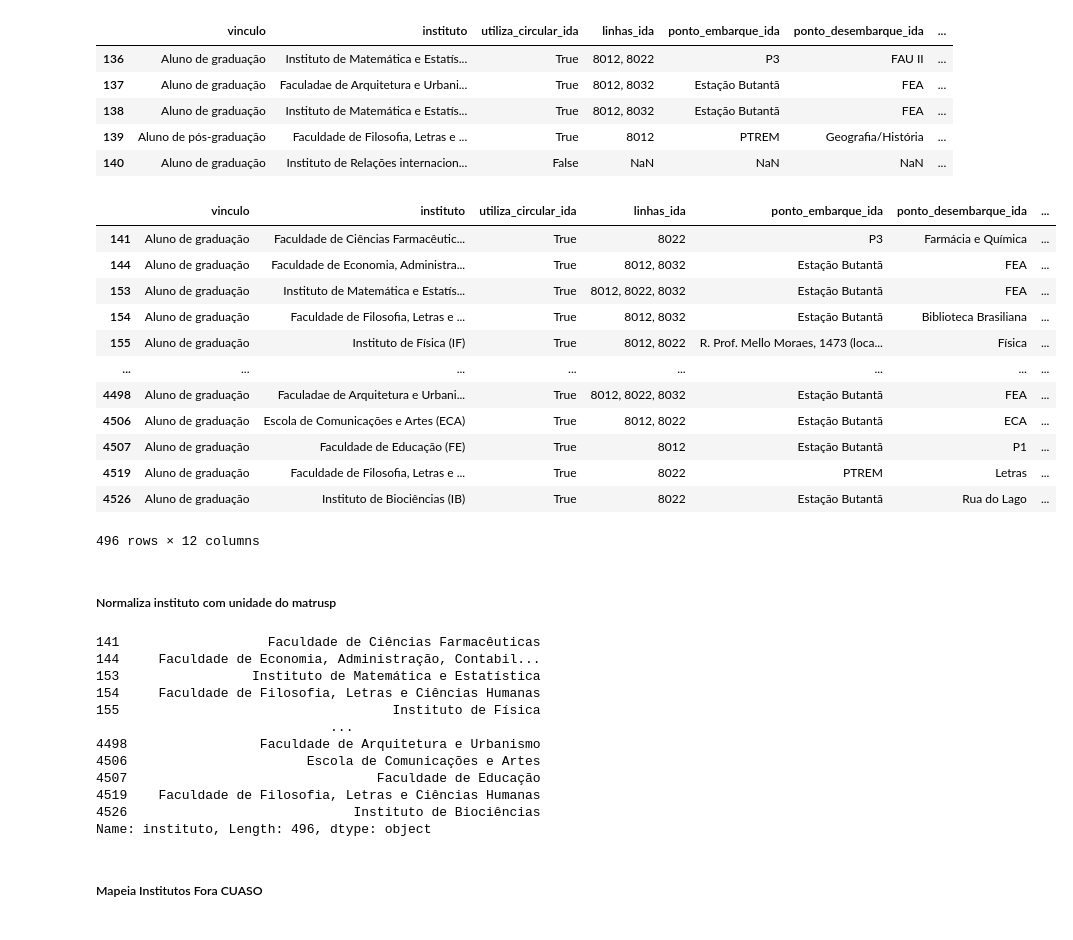
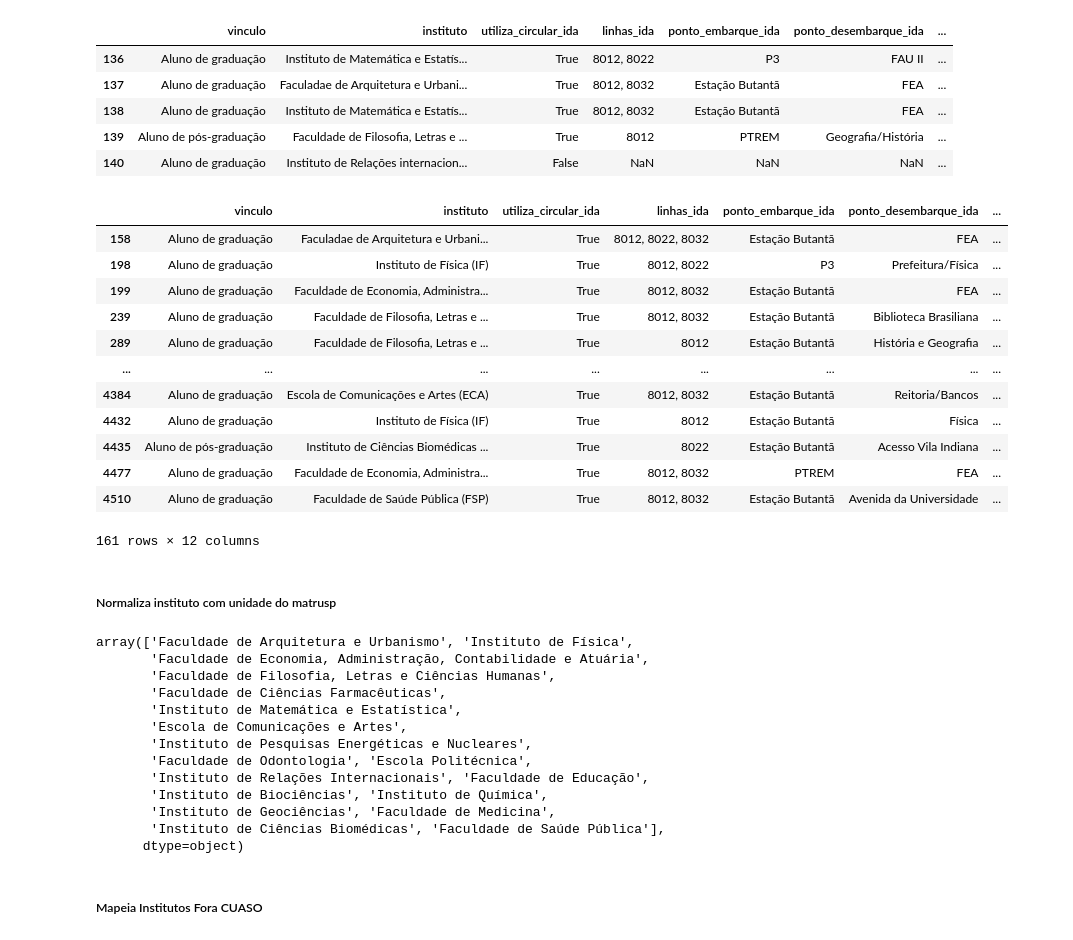
Before and after one commit to Circulares-USP/Crawler, a Jupyter notebook: import_demand.ipynb, the cells around one changed output. Drawn from its saved outputs; the diff is of its cells as text; code cells hidden in the pictures.

```diff
--- a/import_demand.ipynb
+++ b/import_demand.ipynb
@@ -3,10 +3,14 @@
 # %%
 map_file_name = 'data/disciplinas/dia_hora_instituto_ponto_linha_18h.json'
 hora = 1080
+sentido = 'ida'
+acao = 'desembarque'
 def intervalo_horario(horario):
+    return '15:30' <= horario <= '17:30'
+def intervalo_horario_fim(horario):
     return '17:30' <= horario <= '19:00'
 def intervalo_horario_am_pm(horario):
-    return '5:30:00 PM' <= horario <= '7:00:00 PM'
+    return '3:30:00 PM' <= horario <= '5:30:00 PM'
 # %% [markdown]
 ## Aulas MATRUSP
 # %% [markdown]
@@ -228,23 +233,23 @@ pesquisa_alunos.head()
 | 139 | Aluno de pós-graduação | Faculdade de Filosofia, Letras e ... | True | 8012 | PTREM | Geografia/História | ... |
 | 140 | Aluno de graduação | Instituto de Relações internacion... | False | NaN | NaN | NaN | ... |
 # %%
-pesquisa_ida = pesquisa_alunos[pesquisa_alunos['horario_ida'].notna()]
-pesquisa_alunos_intervalo = pesquisa_ida[list(map(intervalo_horario_am_pm, pesquisa_ida['horario_ida']))]
+pesquisa_data = pesquisa_alunos[pesquisa_alunos['horario_' + sentido].notna()]
+pesquisa_alunos_intervalo = pesquisa_data[list(map(intervalo_horario_am_pm, pesquisa_data['horario_' + sentido]))]
 pesquisa_alunos_intervalo
 # %% [output]
 |  | vinculo | instituto | utiliza_circular_ida | linhas_ida | ponto_embarque_ida | ponto_desembarque_ida | ... |
-| 141 | Aluno de graduação | Faculdade de Ciências Farmacêutic... | True | 8022 | P3 | Farmácia e Química | ... |
-| 144 | Aluno de graduação | Faculdade de Economia, Administra... | True | 8012, 8032 | Estação Butantã | FEA | ... |
-| 153 | Aluno de graduação | Instituto de Matemática e Estatís... | True | 8012, 8022, 8032 | Estação Butantã | FEA | ... |
-| 154 | Aluno de graduação | Faculdade de Filosofia, Letras e ... | True | 8012, 8032 | Estação Butantã | Biblioteca Brasiliana | ... |
-| 155 | Aluno de graduação | Instituto de Física (IF) | True | 8012, 8022 | R. Prof. Mello Moraes, 1473 (loca... | Física | ... |
+| 158 | Aluno de graduação | Faculadae de Arquitetura e Urbani... | True | 8012, 8022, 8032 | Estação Butantã | FEA | ... |
+| 198 | Aluno de graduação | Instituto de Física (IF) | True | 8012, 8022 | P3 | Prefeitura/Física | ... |
+| 199 | Aluno de graduação | Faculdade de Economia, Administra... | True | 8012, 8032 | Estação Butantã | FEA | ... |
+| 239 | Aluno de graduação | Faculdade de Filosofia, Letras e ... | True | 8012, 8032 | Estação Butantã | Biblioteca Brasiliana | ... |
+| 289 | Aluno de graduação | Faculdade de Filosofia, Letras e ... | True | 8012 | Estação Butantã | História e Geografia | ... |
 | ... | ... | ... | ... | ... | ... | ... | ... |
-| 4498 | Aluno de graduação | Faculadae de Arquitetura e Urbani... | True | 8012, 8022, 8032 | Estação Butantã | FEA | ... |
-| 4506 | Aluno de graduação | Escola de Comunicações e Artes (ECA) | True | 8012, 8022 | Estação Butantã | ECA | ... |
-| 4507 | Aluno de graduação | Faculdade de Educação (FE) | True | 8012 | Estação Butantã | P1 | ... |
-| 4519 | Aluno de graduação | Faculdade de Filosofia, Letras e ... | True | 8022 | PTREM | Letras | ... |
-| 4526 | Aluno de graduação | Instituto de Biociências (IB) | True | 8022 | Estação Butantã | Rua do Lago | ... |
+| 4384 | Aluno de graduação | Escola de Comunicações e Artes (ECA) | True | 8012, 8032 | Estação Butantã | Reitoria/Bancos | ... |
+| 4432 | Aluno de graduação | Instituto de Física (IF) | True | 8012 | Estação Butantã | Física | ... |
+| 4435 | Aluno de pós-graduação | Instituto de Ciências Biomédicas ... | True | 8022 | Estação Butantã | Acesso Vila Indiana | ... |
+| 4477 | Aluno de graduação | Faculdade de Economia, Administra... | True | 8012, 8032 | PTREM | FEA | ... |
+| 4510 | Aluno de graduação | Faculdade de Saúde Pública (FSP) | True | 8012, 8032 | Estação Butantã | Avenida da Universidade | ... |
-496 rows × 12 columns
+161 rows × 12 columns
 # %% [markdown]
 ##### Normaliza instituto com unidade do matrusp
 # %%
@@ -291,20 +300,21 @@ pesquisa_alunos_intervalo2['instituto'] = list(map(filtra_instituto_pesq, pesqui
 
 pesquisa_alunos_intervalo = pesquisa_alunos_intervalo2
 pesquisa_alunos_intervalo = pesquisa_alunos_intervalo[pesquisa_alunos_intervalo['instituto'].notna()]
-pesquisa_alunos_intervalo['instituto']
+pesquisa_alunos_intervalo['instituto'].unique()
 # %% [output]
-141                   Faculdade de Ciências Farmacêuticas
-144     Faculdade de Economia, Administração, Contabil...
-153                 Instituto de Matemática e Estatística
-154     Faculdade de Filosofia, Letras e Ciências Humanas
-155                                   Instituto de Física
-                              ...
-4498                 Faculdade de Arquitetura e Urbanismo
-4506                       Escola de Comunicações e Artes
-4507                                Faculdade de Educação
-4519    Faculdade de Filosofia, Letras e Ciências Humanas
-4526                             Instituto de Biociências
-Name: instituto, Length: 496, dtype: object
+array(['Faculdade de Arquitetura e Urbanismo', 'Instituto de Física',
+       'Faculdade de Economia, Administração, Contabilidade e Atuária',
+       'Faculdade de Filosofia, Letras e Ciências Humanas',
+       'Faculdade de Ciências Farmacêuticas',
+       'Instituto de Matemática e Estatística',
+       'Escola de Comunicações e Artes',
+       'Instituto de Pesquisas Energéticas e Nucleares',
+       'Faculdade de Odontologia', 'Escola Politécnica',
+       'Instituto de Relações Internacionais', 'Faculdade de Educação',
+       'Instituto de Biociências', 'Instituto de Química',
+       'Instituto de Geociências', 'Faculdade de Medicina',
+       'Instituto de Ciências Biomédicas', 'Faculdade de Saúde Pública'],
+      dtype=object)
 # %% [markdown]
 ##### Mapeia Institutos Fora CUASO
 # %%
```
Also changed, not shown: parts of 23 cells of this notebook.
